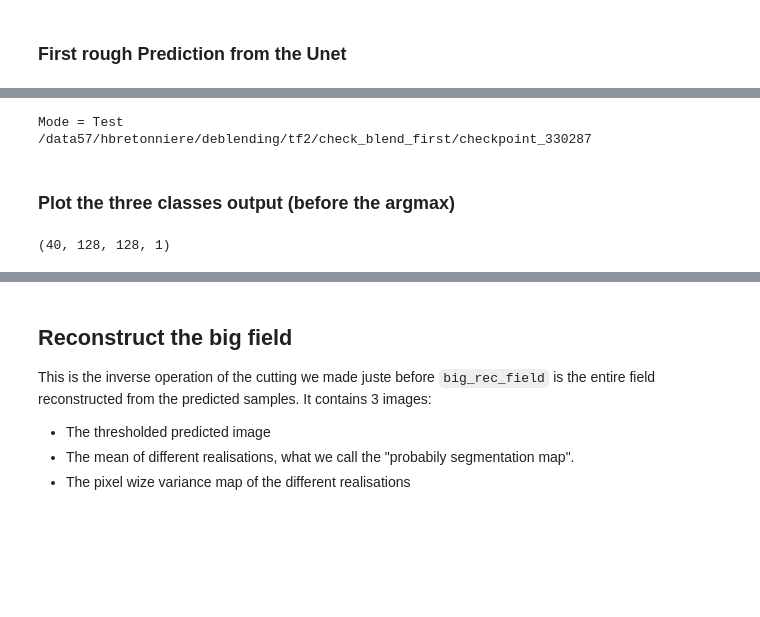
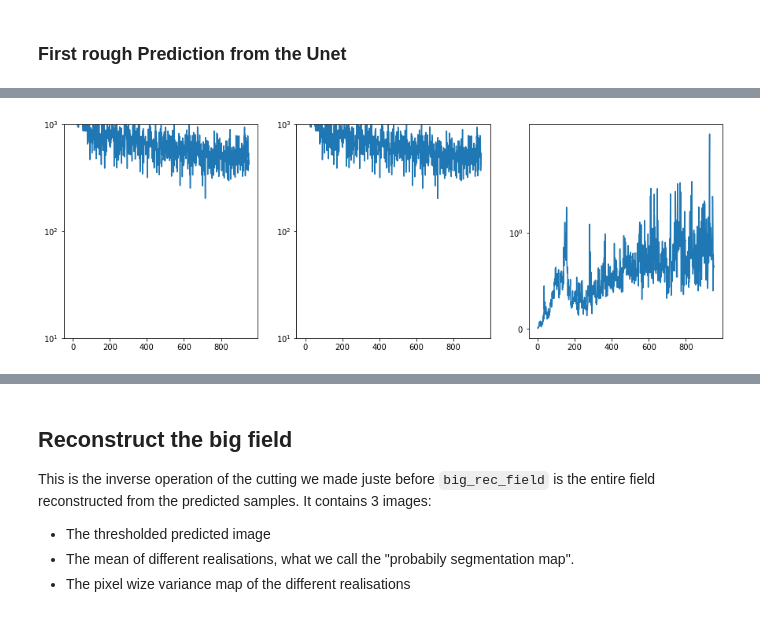
Before and after one commit to Hbretonniere/blendinator, a Jupyter notebook: test_and_scores.ipynb, the cells around one changed output, grey strips where cells are left out. Drawn from its saved outputs; the diff is of its cells as text; code cells hidden in the pictures; blank space fills up the shorter version.

```diff
--- a/test_and_scores.ipynb
+++ b/test_and_scores.ipynb
@@ -123,6 +112,16 @@ print(hparams)
 # %%
+local_path = 'checkpoints/'
+tycho_path = "./data/checkpoints/check_test_weighted/"
+
+checkpoint_path = tycho_path #local_path
+with open(checkpoint_path + 'hparams.txt') as f:
+    hparams= json.load(f)
+
+# hparams = np.load(checkpoint_path + 'hparams.txt', allow_pickle=True)
+print(hparams)
+
 PUNet = ProbaUNet(tuple(hparams['input_shape']), hparams['latent_dim'],
                   hparams['channels'], hparams['block_size'],
-                  hparams['last_conv'], device='CPU:0')
-PUNet.load_weights(checkpoint_path)
+                  hparams['last_conv'], checkpoint_path, device='GPU:0')
+PUNet.load_weights()
 # %% [output]
@@ -142,11 +134,0 @@ tests = predict_and_plot(PUNet, asinh_norm(stamps_img[:nb_to_plot], stamps_seg[:
-# %%
-test_samples, ls, tmp = pred_from_trained(checkpoint_path, proba_unet, img_test, nb_batch, 20, segs=None, mode='Test')
-# %% [output]
-Mode = Test
-/data57/hbretonniere/deblending/tf2/check_blend_first/checkpoint_330287
-# %% [markdown]
-### Plot the three classes output (before the argmax)
-# %%
-segs_test.shape
-# %% [output]
-(40, 128, 128, 1)
@@ -159,0 +135,15 @@ segs_test.shape
+# %%
+fig, ax = plt.subplots(1, 3, figsize=(15, 5))
+ax[0].plot(PUNet.history[0][::2][:1000])
+ax[0].set_yscale('symlog')
+ax[0].set_ylim([10, 1000])
+
+ax[1].plot(PUNet.history[1][::2][:1000])
+ax[1].set_yscale('symlog')
+ax[1].set_ylim([10, 1000])
+
+ax[2].plot(PUNet.history[2][::2][:1000])
+ax[2].set_yscale('symlog')
+# ax[2].set_ylim([10, 1000])
+# %% [output]
+[figure, added]
```
Also changed, not shown: parts of 16 cells of this notebook, 3 other files.
